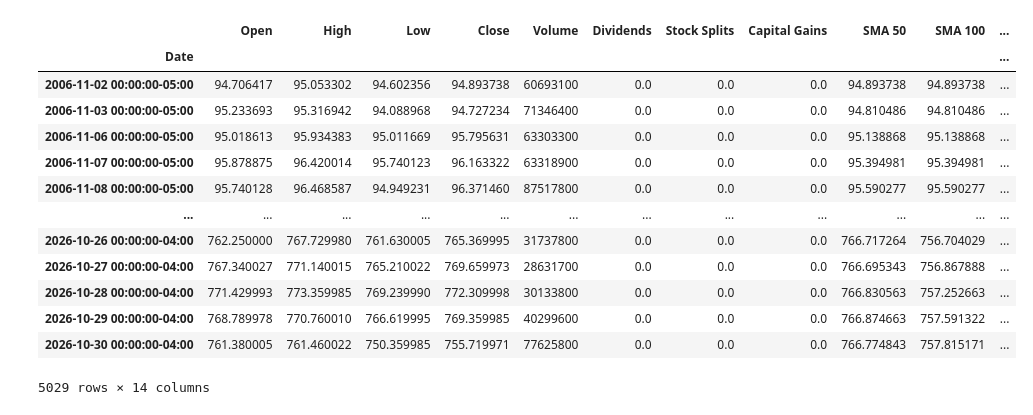
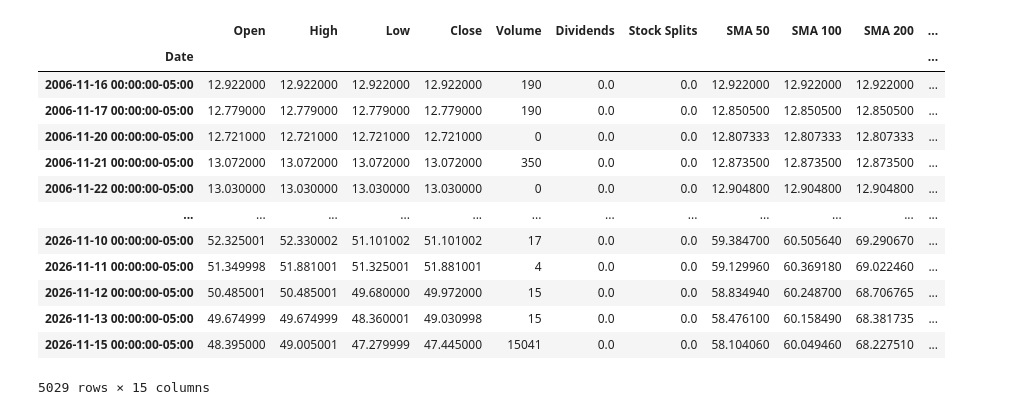
Before and after one commit to mangorlica-metallica/pythonforfinance, a Jupyter notebook: Securities&Futures.ipynb, the cells around one changed output. Saved outputs shown, nothing was run; the diff lists cells and outputs as text; code cells hidden in the pictures.

```diff
--- a/Securities&Futures.ipynb
+++ b/Securities&Futures.ipynb
@@ -17,33 +17,35 @@ import ta
 # %%
 # ==========================================
 # Technical Analysis
 # ==========================================
 today = datetime.today()
 twenty_yrs_ago = today - relativedelta(years=20)
-ticker = "spy"
+ticker = "si=f"
 warren_buffet =yf.Ticker(ticker)
 george_soros = warren_buffet.history(start=twenty_yrs_ago, end=today,interval='1d')
 george_soros['SMA 50'] = george_soros['Close'].rolling(50, min_periods=1).mean()
 george_soros['SMA 100'] = george_soros['Close'].rolling(100, min_periods=1).mean()
 george_soros['SMA 200'] = george_soros['Close'].rolling(200, min_periods=1).mean()
 george_soros['RSI'] = ta.momentum.RSIIndicator(george_soros['Close']).rsi()
 macd = ta.trend.MACD(george_soros['Close'])
 george_soros['MACD'] = macd.macd()
 george_soros['MACD Signal'] = macd.macd_signal()
+george_soros['ATR'] = ta.volatility.AverageTrueRange(george_soros["High"], george_soros["Low"], george_soros["Close"], window=14).average_true_range()
+george_soros["1-year momentum"] = ( george_soros["Close"] >  george_soros["Close"].shift(252)).astype(int)
 
 george_soros
 # %% [output]
-|  | Open | High | Low | Close | Volume | Dividends | Stock Splits | Capital Gains | SMA 50 | SMA 100 | ... |
+|  | Open | High | Low | Close | Volume | Dividends | Stock Splits | SMA 50 | SMA 100 | SMA 200 | ... |
 | Date |  |  |  |  |  |  |  |  |  |  | ... |
-| 2006-11-02 00:00:00-05:00 | 94.706417 | 95.053302 | 94.602356 | 94.893738 | 60693100 | 0.0 | 0.0 | 0.0 | 94.893738 | 94.893738 | ... |
-| 2006-11-03 00:00:00-05:00 | 95.233693 | 95.316942 | 94.088968 | 94.727234 | 71346400 | 0.0 | 0.0 | 0.0 | 94.810486 | 94.810486 | ... |
-| 2006-11-06 00:00:00-05:00 | 95.018613 | 95.934383 | 95.011669 | 95.795631 | 63303300 | 0.0 | 0.0 | 0.0 | 95.138868 | 95.138868 | ... |
-| 2006-11-07 00:00:00-05:00 | 95.878875 | 96.420014 | 95.740123 | 96.163322 | 63318900 | 0.0 | 0.0 | 0.0 | 95.394981 | 95.394981 | ... |
-| 2006-11-08 00:00:00-05:00 | 95.740128 | 96.468587 | 94.949231 | 96.371460 | 87517800 | 0.0 | 0.0 | 0.0 | 95.590277 | 95.590277 | ... |
+| 2006-11-16 00:00:00-05:00 | 12.922000 | 12.922000 | 12.922000 | 12.922000 | 190 | 0.0 | 0.0 | 12.922000 | 12.922000 | 12.922000 | ... |
+| 2006-11-17 00:00:00-05:00 | 12.779000 | 12.779000 | 12.779000 | 12.779000 | 190 | 0.0 | 0.0 | 12.850500 | 12.850500 | 12.850500 | ... |
+| 2006-11-20 00:00:00-05:00 | 12.721000 | 12.721000 | 12.721000 | 12.721000 | 0 | 0.0 | 0.0 | 12.807333 | 12.807333 | 12.807333 | ... |
+| 2006-11-21 00:00:00-05:00 | 13.072000 | 13.072000 | 13.072000 | 13.072000 | 350 | 0.0 | 0.0 | 12.873500 | 12.873500 | 12.873500 | ... |
+| 2006-11-22 00:00:00-05:00 | 13.030000 | 13.030000 | 13.030000 | 13.030000 | 0 | 0.0 | 0.0 | 12.904800 | 12.904800 | 12.904800 | ... |
 | ... | ... | ... | ... | ... | ... | ... | ... | ... | ... | ... | ... |
-| 2026-10-26 00:00:00-04:00 | 762.250000 | 767.729980 | 761.630005 | 765.369995 | 31737800 | 0.0 | 0.0 | 0.0 | 766.717264 | 756.704029 | ... |
-| 2026-10-27 00:00:00-04:00 | 767.340027 | 771.140015 | 765.210022 | 769.659973 | 28631700 | 0.0 | 0.0 | 0.0 | 766.695343 | 756.867888 | ... |
-| 2026-10-28 00:00:00-04:00 | 771.429993 | 773.359985 | 769.239990 | 772.309998 | 30133800 | 0.0 | 0.0 | 0.0 | 766.830563 | 757.252663 | ... |
-| 2026-10-29 00:00:00-04:00 | 768.789978 | 770.760010 | 766.619995 | 769.359985 | 40299600 | 0.0 | 0.0 | 0.0 | 766.874663 | 757.591322 | ... |
-| 2026-10-30 00:00:00-04:00 | 761.380005 | 761.460022 | 750.359985 | 755.719971 | 77625800 | 0.0 | 0.0 | 0.0 | 766.774843 | 757.815171 | ... |
+| 2026-11-10 00:00:00-05:00 | 52.325001 | 52.330002 | 51.101002 | 51.101002 | 17 | 0.0 | 0.0 | 59.384700 | 60.505640 | 69.290670 | ... |
+| 2026-11-11 00:00:00-05:00 | 51.349998 | 51.881001 | 51.325001 | 51.881001 | 4 | 0.0 | 0.0 | 59.129960 | 60.369180 | 69.022460 | ... |
+| 2026-11-12 00:00:00-05:00 | 50.485001 | 50.485001 | 49.680000 | 49.972000 | 15 | 0.0 | 0.0 | 58.834940 | 60.248700 | 68.706765 | ... |
+| 2026-11-13 00:00:00-05:00 | 49.674999 | 49.674999 | 48.360001 | 49.030998 | 15 | 0.0 | 0.0 | 58.476100 | 60.158490 | 68.381735 | ... |
+| 2026-11-15 00:00:00-05:00 | 48.395000 | 49.005001 | 47.279999 | 47.445000 | 15041 | 0.0 | 0.0 | 58.104060 | 60.049460 | 68.227510 | ... |
-5029 rows × 14 columns
+5029 rows × 15 columns
```
Also changed, not shown: parts of 10 cells of this notebook.
